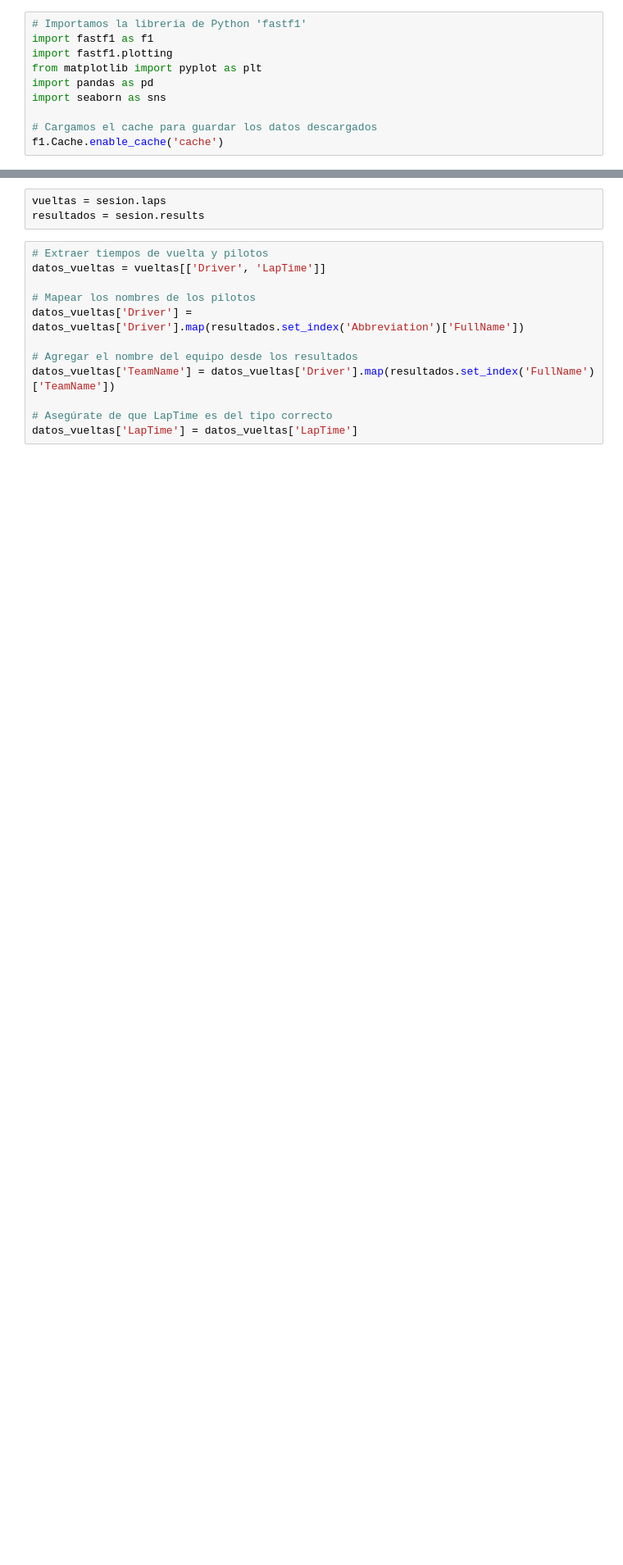
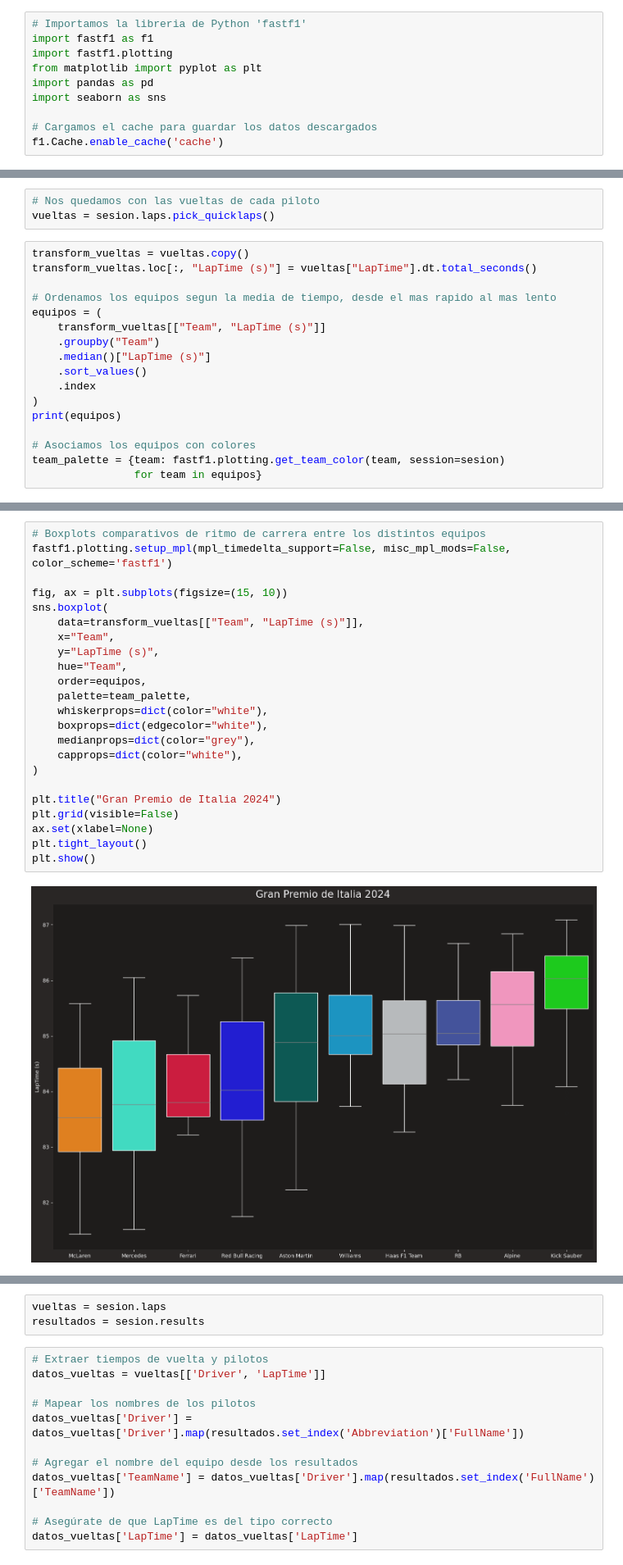
Before and after one commit to Ayrton-Milessi/Formula-1, a Jupyter notebook: Temporada 2024/16_ITALY/race.ipynb, the cells around one changed output, grey strips where cells are left out. Shown: that part at 82% size. Cells and saved outputs as stored; diff of their text form; blank space fills up the shorter version.

Commit message:
Race pace / position change / quick laps Williams

```diff
--- a/Temporada 2024/16_ITALY/race.ipynb
+++ b/Temporada 2024/16_ITALY/race.ipynb
@@ -40,0 +42,20 @@ core           INFO     Finished loading data for 20 drivers: ['16', '81', '4',
+# %%
+# Nos quedamos con las vueltas de cada piloto
+vueltas = sesion.laps.pick_quicklaps()
+# %%
+transform_vueltas = vueltas.copy()
+transform_vueltas.loc[:, "LapTime (s)"] = vueltas["LapTime"].dt.total_seconds()
+
+# Ordenamos los equipos segun la media de tiempo, desde el mas rapido al mas lento
+equipos = (
+    transform_vueltas[["Team", "LapTime (s)"]]
+    .groupby("Team")
+    .median()["LapTime (s)"]
+    .sort_values()
+    .index
+)
+print(equipos)
+
+# Asociamos los equipos con colores
+team_palette = {team: fastf1.plotting.get_team_color(team, session=sesion)
+                for team in equipos}
@@ -40,0 +67,25 @@ core           INFO     Finished loading data for 20 drivers: ['16', '81', '4',
+# %%
+# Boxplots comparativos de ritmo de carrera entre los distintos equipos
+fastf1.plotting.setup_mpl(mpl_timedelta_support=False, misc_mpl_mods=False, color_scheme='fastf1')
+
+fig, ax = plt.subplots(figsize=(15, 10))
+sns.boxplot(
+    data=transform_vueltas[["Team", "LapTime (s)"]],
+    x="Team",
+    y="LapTime (s)",
+    hue="Team",
+    order=equipos,
+    palette=team_palette,
+    whiskerprops=dict(color="white"),
+    boxprops=dict(edgecolor="white"),
+    medianprops=dict(color="grey"),
+    capprops=dict(color="white"),
+)
+
+plt.title("Gran Premio de Italia 2024")
+plt.grid(visible=False)
+ax.set(xlabel=None)
+plt.tight_layout()
+plt.show()
+# %% [output]
+[figure, added]
```
Also changed, not shown: parts of 12 cells of this notebook, 12 other files.
